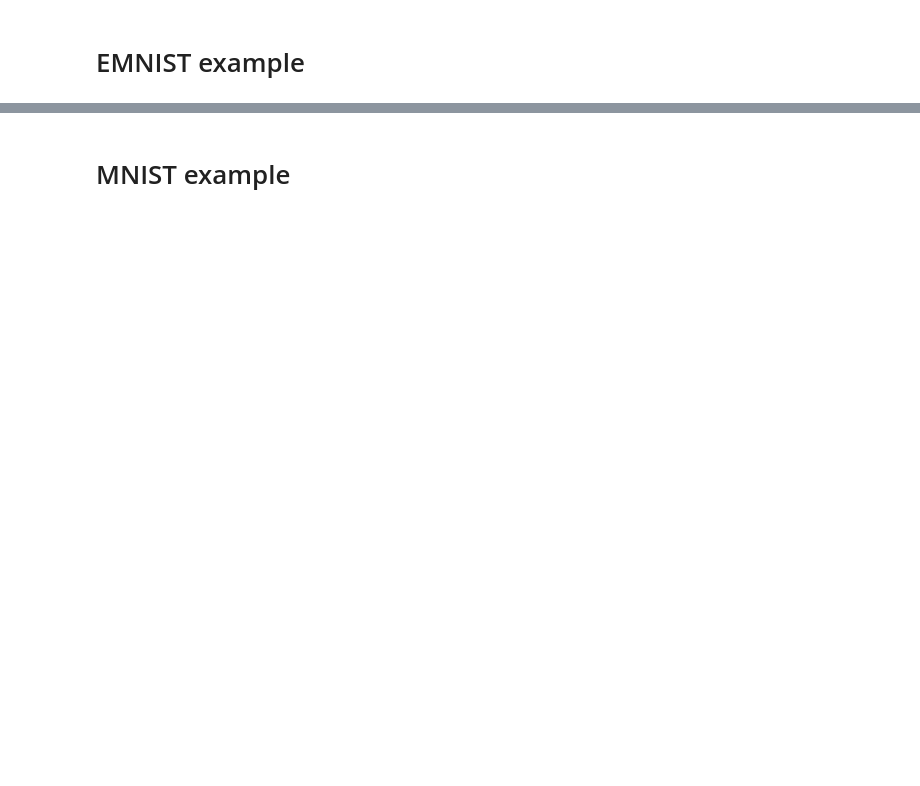
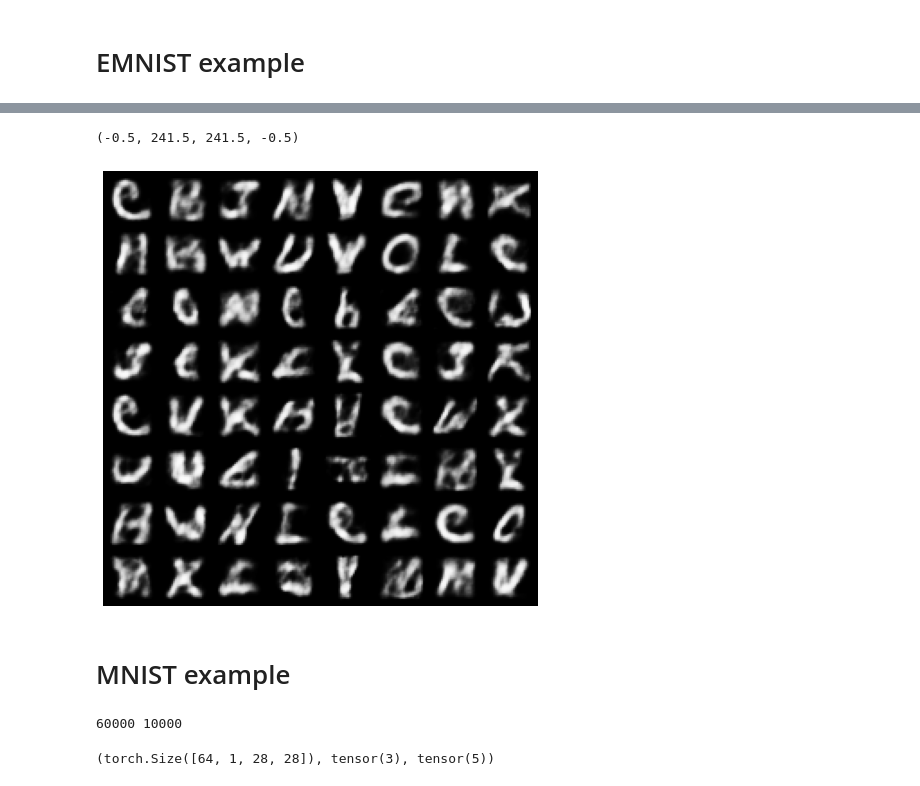
Before and after one commit to ABL-Lab/ambiguous-dataset, a Jupyter notebook: ambiguous/dataset/dataset.ipynb, the cells around one changed output, grey strips where cells are left out. Drawn from its saved outputs; the diff is of its cells as text; code cells hidden in the pictures; blank space fills up the shorter version.

Commit message:
emnist fast loading

```diff
--- a/ambiguous/dataset/dataset.ipynb
+++ b/ambiguous/dataset/dataset.ipynb
@@ -10,0 +19,9 @@ save_examples(ambiguousDataLoader, 'emnist_examples.pdf')
+# %%
+trainset = DatasetFromNPY('/home/nislah/ambiguous-dataset/ambiguous/data/EMNIST', train=True)
+testset = DatasetFromNPY('/home/nislah/ambiguous-dataset/ambiguous/data/EMNIST', train=False)
+trainloader = DataLoader(trainset, batch_size=64, shuffle=True)
+testloader = DataLoader(testset, batch_size=64, shuffle=True)
+print(len(trainset), len(testset))
+x, t = next(iter(trainloader))
+i = 0
+x.shape, [(t[0][i], t[1][i]) for i in range(5)]
@@ -11,3 +36,10 @@ save_examples(ambiguousDataLoader, 'emnist_examples.pdf')
+# %%
+plt.figure(figsize=(8,8))
+plt.imshow(make_grid(x, nrow=8).detach().cpu().permute(2,1,0))
+plt.axis('off')
+# %% [output]
+(-0.5, 241.5, 241.5, -0.5)
+[figure, added]
 # %% [markdown]
 # MNIST example
 # %%
@@ -19,10 +51,13 @@ save_aMNIST_to_file('/home/nislah/ambiguous-dataset/ambiguous/data/MNIST/',blend
 # %%
-trainset = aMNIST('/home/nislah/ambiguous-dataset/ambiguous/data/', train=True)
-testset = aMNIST('/home/nislah/ambiguous-dataset/ambiguous/data/', train=False)
+trainset = DatasetFromNPY('/home/nislah/ambiguous-dataset/ambiguous/data/MNIST/', train=True)
+testset = DatasetFromNPY('/home/nislah/ambiguous-dataset/ambiguous/data/MNIST/', train=False)
 trainloader = DataLoader(trainset, batch_size=64, shuffle=True)
 testloader = DataLoader(testset, batch_size=64, shuffle=True)
 print(len(trainset), len(testset))
 x, t = next(iter(trainloader))
 i = 0
 x.shape, t[0][i], t[1][i]
+# %% [output]
+60000 10000
+(torch.Size([64, 1, 28, 28]), tensor(3), tensor(5))
 # %%
```
Also changed, not shown: parts of 5 cells of this notebook, 5 other files.
